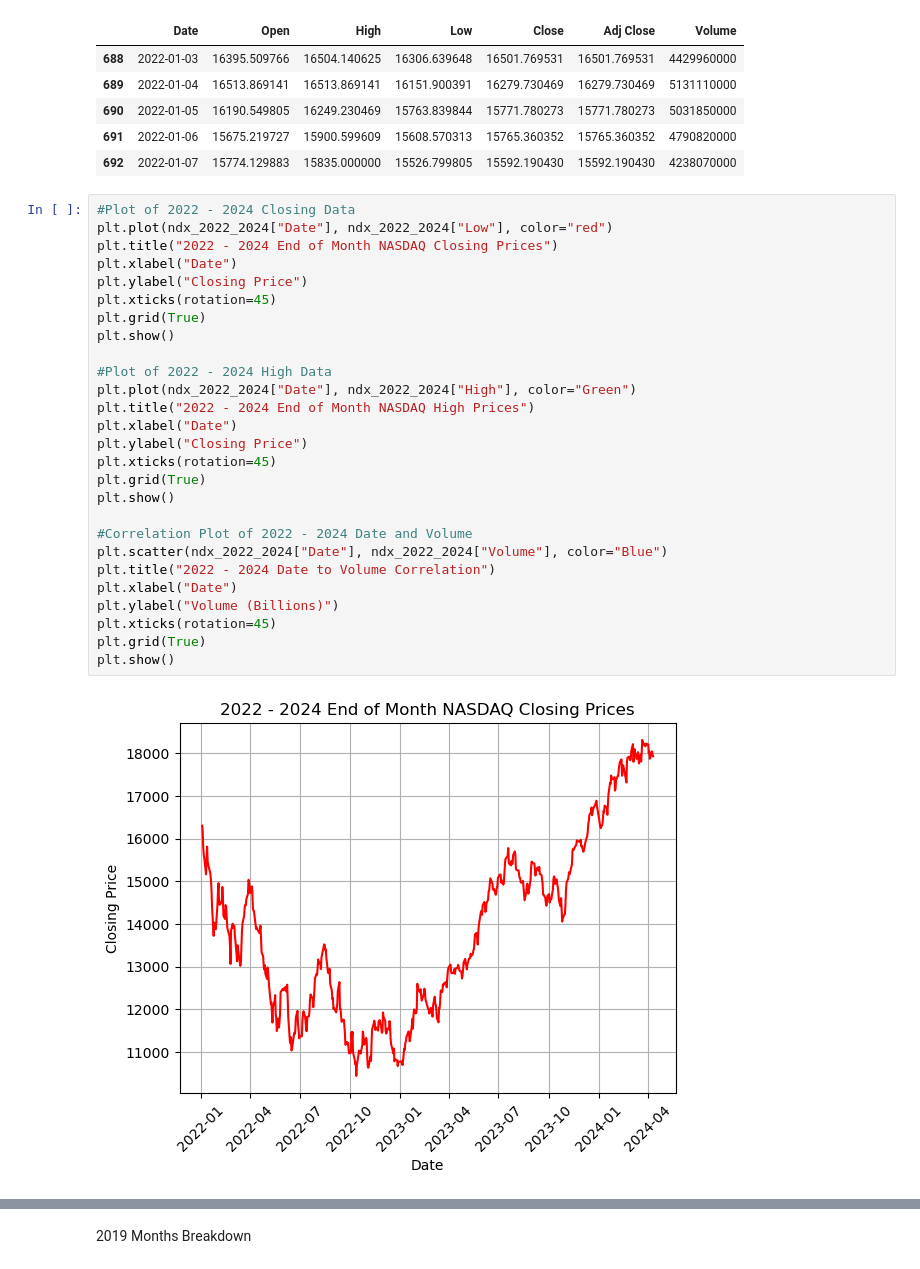
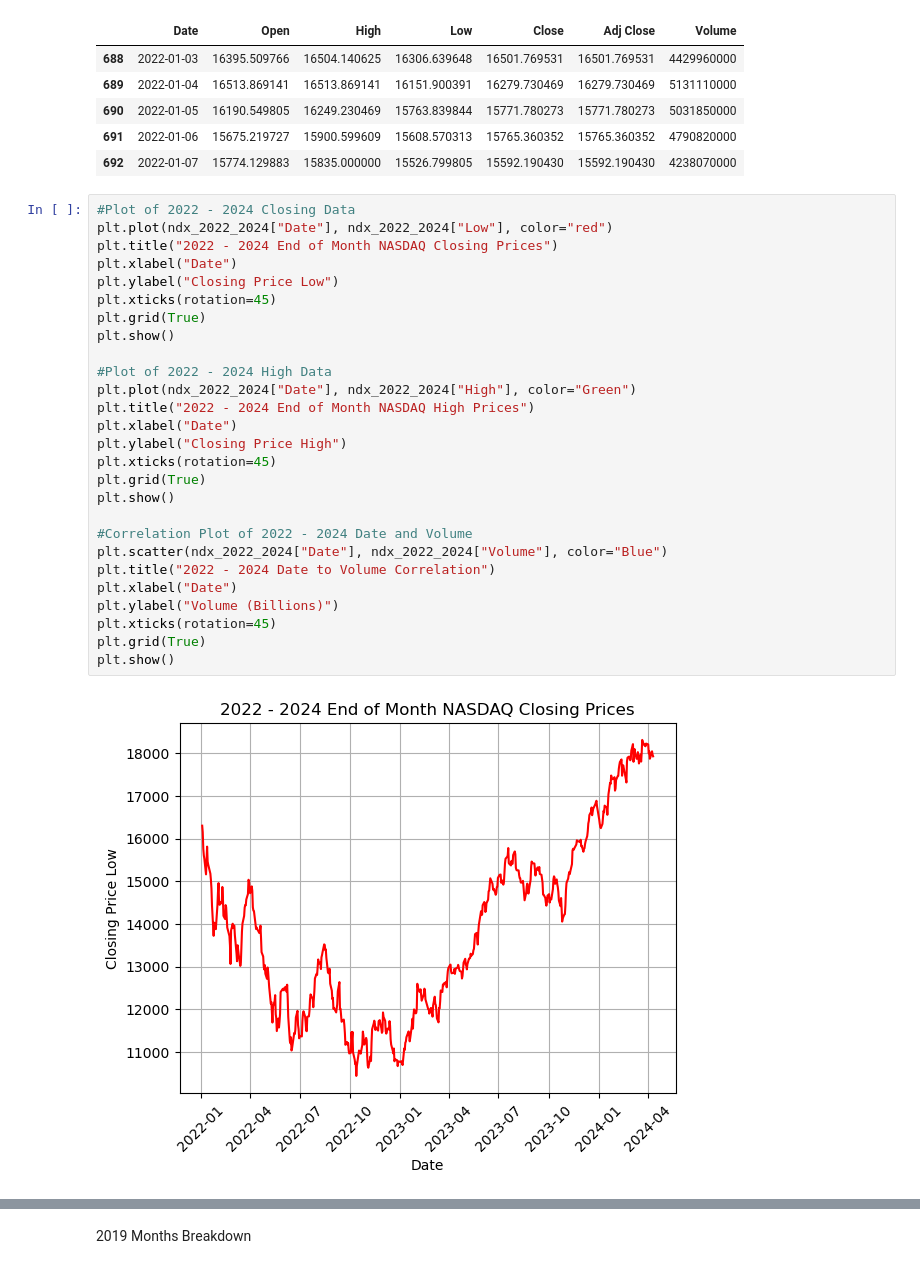
Before and after one commit to Ozkazanc1991/Project1, a Jupyter notebook: nasdaq_data_analysis_ryan_update_april_15.ipynb, the cells around one changed output, grey strips where cells are left out. Cells and saved outputs as stored; diff of their text form.

```diff
--- a/nasdaq_data_analysis_ryan_update_april_15.ipynb
+++ b/nasdaq_data_analysis_ryan_update_april_15.ipynb
@@ -281,29 +296,29 @@ ndx_2022_2024.head()
 # %%
 #Plot of 2022 - 2024 Closing Data
 plt.plot(ndx_2022_2024["Date"], ndx_2022_2024["Low"], color="red")
 plt.title("2022 - 2024 End of Month NASDAQ Closing Prices")
 plt.xlabel("Date")
-plt.ylabel("Closing Price")
+plt.ylabel("Closing Price Low")
 plt.xticks(rotation=45)
 plt.grid(True)
 plt.show()
 
 #Plot of 2022 - 2024 High Data
 plt.plot(ndx_2022_2024["Date"], ndx_2022_2024["High"], color="Green")
 plt.title("2022 - 2024 End of Month NASDAQ High Prices")
 plt.xlabel("Date")
-plt.ylabel("Closing Price")
+plt.ylabel("Closing Price High")
 plt.xticks(rotation=45)
 plt.grid(True)
 plt.show()
 
 #Correlation Plot of 2022 - 2024 Date and Volume
 plt.scatter(ndx_2022_2024["Date"], ndx_2022_2024["Volume"], color="Blue")
 plt.title("2022 - 2024 Date to Volume Correlation")
 plt.xlabel("Date")
 plt.ylabel("Volume (Billions)")
 plt.xticks(rotation=45)
 plt.grid(True)
 plt.show()
 # %% [output]
-[figure, old version]
+[figure, new version]
```
Also changed, not shown: parts of 21 cells of this notebook.
